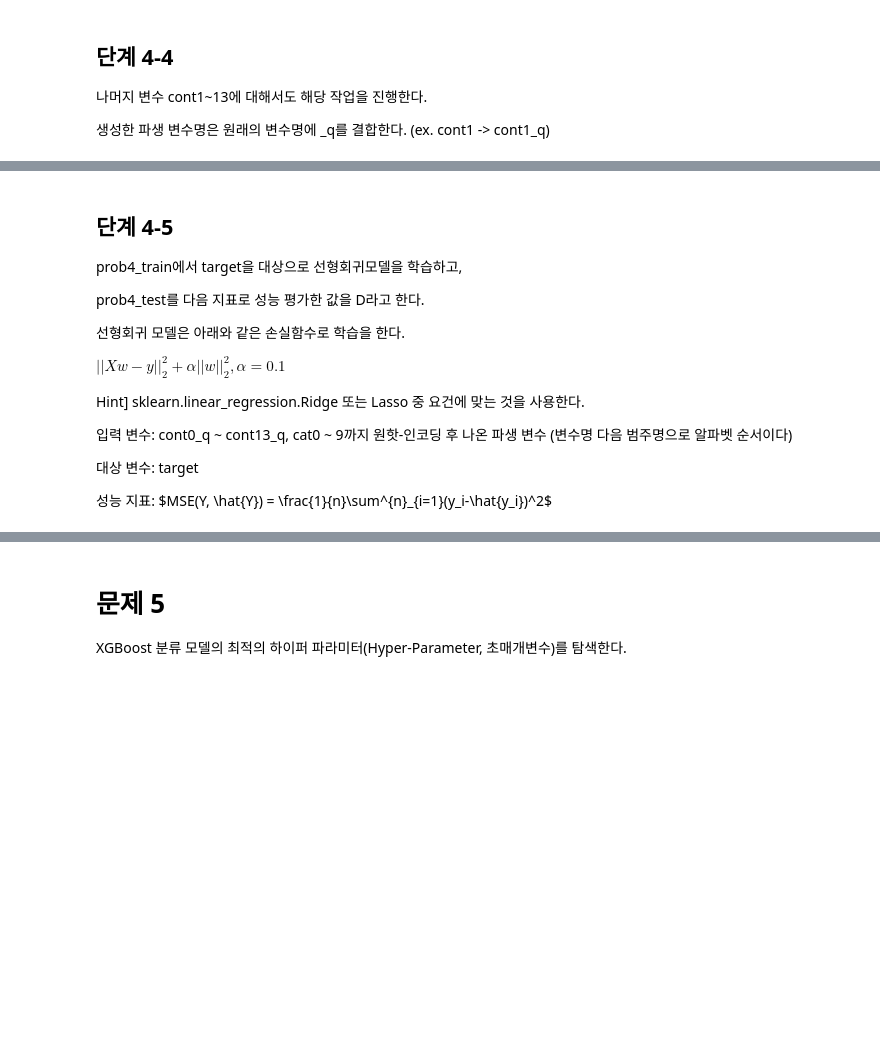
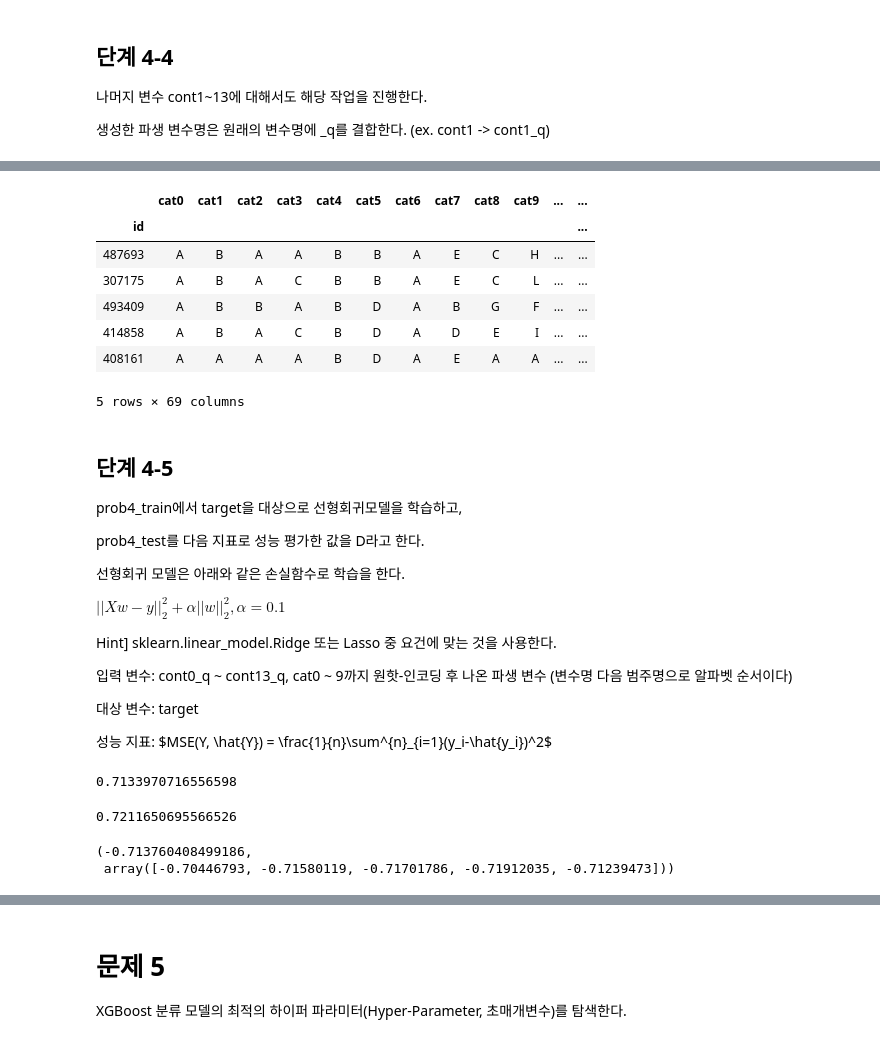
Before and after one commit to sunkusun9/DS_lv3_2308_2, a Jupyter notebook: sec_ds_lv3_prob2_prob.ipynb, the cells around one changed output, grey strips where cells are left out. Saved outputs shown, nothing was run; the diff lists cells and outputs as text; code cells hidden in the pictures; blank space fills up the shorter version.

```diff
--- a/sec_ds_lv3_prob2_prob.ipynb
+++ b/sec_ds_lv3_prob2_prob.ipynb
@@ -1186,6 +1208,11 @@ prob4의 80%를 prob4_train으로 20% prob4_test로 나눈다.
 sklearn.model_selection.train_test_split, random_state=123
 
 ---
+# %%
+from sklearn.model_selection import train_test_split
+
+df_prob4_train, df_prob4_test = train_test_split(df_prob4, train_size=0.8, random_state=123)
+df_prob4_train, df_prob4_test = df_prob4_train.copy(), df_prob4_test.copy()
 # %% [markdown]
 ## 단계 4-3
 
@@ -1209,6 +1236,14 @@ Hint 2] 두 번째 분위 구간은 0.0111 < cont0 <= 0.0176이고 target의 평
 Hint 3] cont0_q의 평균은 7.46, 표준 편차는 0.10 (소수점 둘째 자리까지 반올림)
 
 ---
+# %%
+q = [i for i in np.arange(0, 1.01, 0.01)] # np.linspace(0, 1, 101)
+qt = df_prob4_train['cont0'].quantile(q)
+qt.iloc[[0, -1]] = [-np.inf, np.inf]
+q_cat = pd.cut(df_prob4_train['cont0'], qt)
+q_mean = df_prob4_train.groupby(q_cat)['target'].mean()
+df_prob4_train['cont0_q'] = q_cat.map(q_mean).astype('float')
+df_prob4_test['cont0_q'] = pd.cut(df_prob4_test['cont0'], qt).map(q_mean).astype('float')
 # %% [markdown]
 ## 단계 4-4
 
@@ -1218,3 +1267,24 @@ Hint 3] cont0_q의 평균은 7.46, 표준 편차는 0.10 (소수점 둘째 자
+# %%
+for i in range(1, 14):
+    col = 'cont{}'.format(i)
+    q = [i for i in np.arange(0, 1.01, 0.01)] # np.linspace(0, 1, 101)
+    qt = df_prob4_train[col].quantile(q)
+    qt.iloc[[0, -1]] = [-np.inf, np.inf]
+    q_cat = pd.cut(df_prob4_train[col], qt)
+    q_mean = df_prob4_train.groupby(q_cat)['target'].mean()
+    df_prob4_train[col + '_q'] = q_cat.map(q_mean).astype('float')
+    df_prob4_test[col + '_q'] = pd.cut(df_prob4_test[col], qt).map(q_mean).astype('float')
+# %%
+df_prob4_train.head()
+# %% [output]
+|  | cat0 | cat1 | cat2 | cat3 | cat4 | cat5 | cat6 | cat7 | cat8 | cat9 | ... | ... |
+| id |  |  |  |  |  |  |  |  |  |  |  | ... |
+| 487693 | A | B | A | A | B | B | A | E | C | H | ... | ... |
+| 307175 | A | B | A | C | B | B | A | E | C | L | ... | ... |
+| 493409 | A | B | B | A | B | D | A | B | G | F | ... | ... |
+| 414858 | A | B | A | C | B | D | A | D | E | I | ... | ... |
+| 408161 | A | A | A | A | B | D | A | E | A | A | ... | ... |
+5 rows × 69 columns
 # %% [markdown]
 ## 단계 4-5
 
@@ -1226,10 +1296,42 @@ prob4_test를 다음 지표로 성능 평가한 값을 D라고 한다.
 
 $||Xw - y||^2_2 + \alpha||w||^2_2, \alpha = 0.1$
 
-Hint] sklearn.linear_regression.Ridge 또는 Lasso 중 요건에 맞는 것을 사용한다.
+Hint] sklearn.linear_model.Ridge 또는 Lasso 중 요건에 맞는 것을 사용한다.
 
 입력 변수: cont0_q ~ cont13_q, cat0 ~ 9까지 원핫-인코딩 후 나온 파생 변수 (변수명 다음 범주명으로 알파벳 순서이다)
 
 대상 변수: target
 
 성능 지표: $MSE(Y, \hat{Y}) = \frac{1}{n}\sum^{n}_{i=1}(y_i-\hat{y_i})^2\$
+# %%
+from sklearn.linear_model import Ridge
+from sklearn.metrics import mean_squared_error
+reg_rd = Ridge(alpha=0.1)
+X_rd = ['cont{}_q'.format(i) for i in range(14)] + ohe.get_feature_names().tolist()
+reg_rd.fit(df_prob4_train[X_rd], df_prob4_train['target'])
+mean_squared_error(df_prob4_train['target'], reg_rd.predict(df_prob4_train[X_rd]))
+# %% [output]
+0.7133970716556598
+# %%
+D = mean_squared_error(df_prob4_test['target'], reg_rd.predict(df_prob4_test[X_rd]))
+D
+# %% [output]
+0.7211650695566526
+# %%
+# target의 값을 가지고 파생변수를 만든다면, Leak을 유의하셔야 합니다.
+# 만인 df_prob4_train을 가지고 교차 검증을 통해 모델을 성능을 측정하고자 한다면,
+# df_prob4_train에 있는 cont{}_q 들은 df_prob4_train['target']을 가지고 파생변수를 만들었는데요,
+# 교차 검증을 한다면, 이는 겹외 셋의 target 값이 사전에 cont{}_q에 반영이 된 겁니다.
+# 이점이 바로 leak으로 작용하는 겁니다.
+# 이 Leak으로 교정검정 결과에 왜곡이 생깁니다.
+# 검증은 실제 테스트를 잘 반영해야하는데요,
+# 측정 결과는 위 df_prob5_test를 반영한다고 보기 힘듭니다.
+
+from sklearn.model_selection import cross_val_score, KFold
+cv = KFold(n_splits=5, random_state=123, shuffle=True)
+X_rd = ['cont{}_q'.format(i) for i in range(14)] + ohe.get_feature_names().tolist()
+score_ = cross_val_score(reg_rd, df_prob4_train[X_rd], df_prob4_train['target'], cv=cv, scoring='neg_mean_squared_error')
+np.mean(score_), score_
+# %% [output]
+(-0.713760408499186,
+ array([-0.70446793, -0.71580119, -0.71701786, -0.71912035, -0.71239473]))
```
Also changed, not shown: parts of 77 cells of this notebook.
